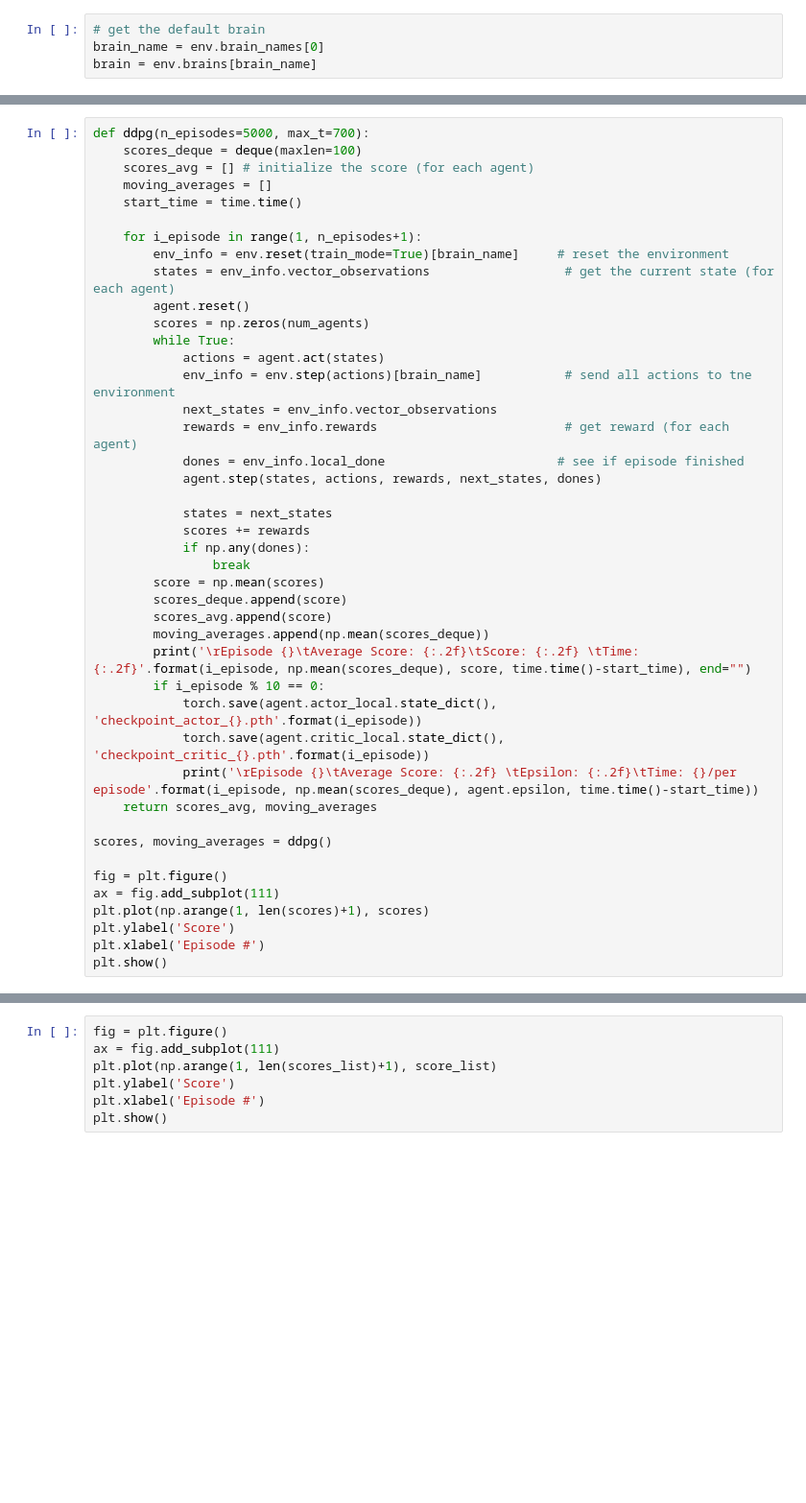
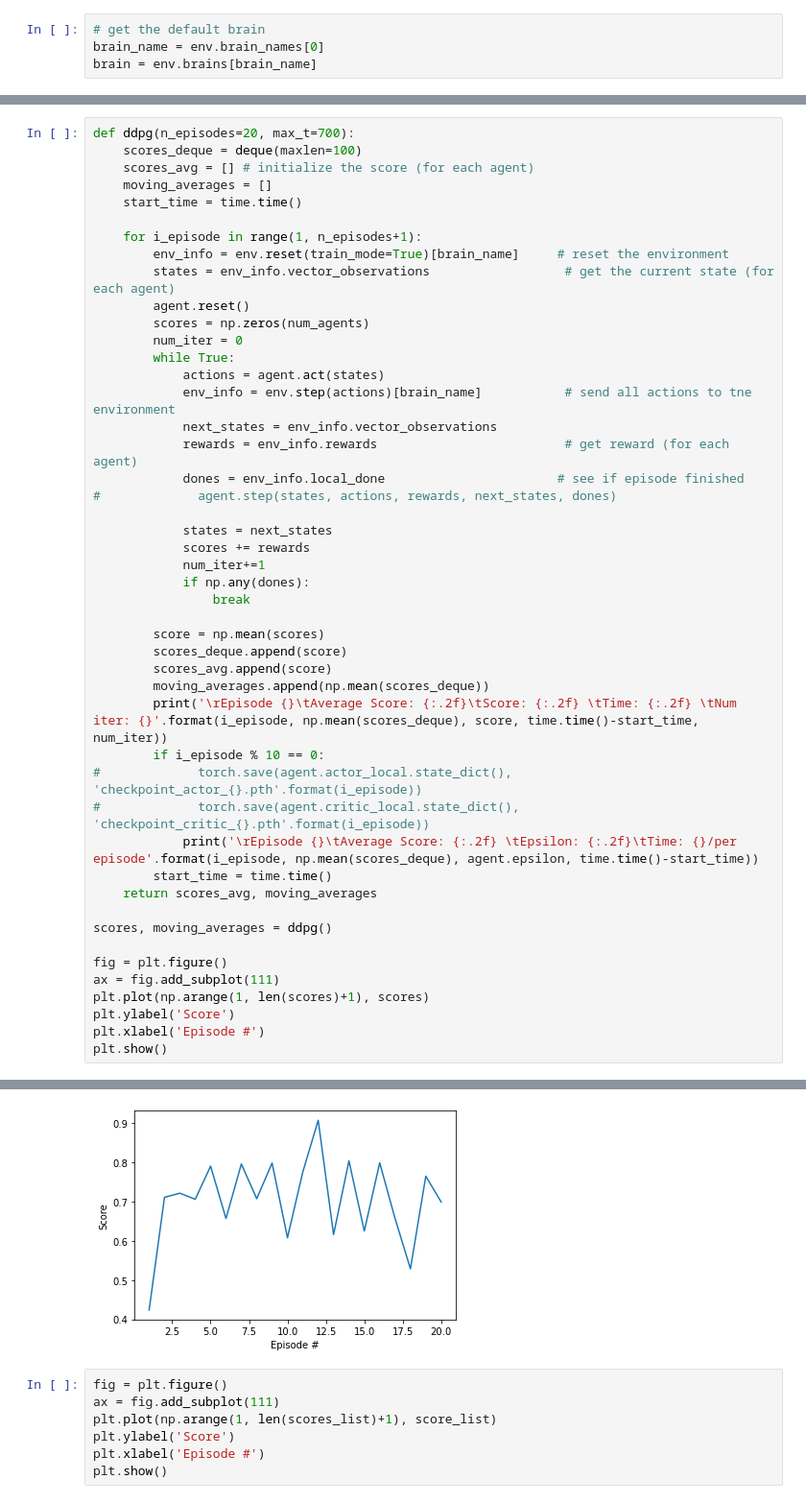
Before and after one commit to mateoneira/DRL_continuous_control, a Jupyter notebook: continuous_control.ipynb, the cells around one changed output, grey strips where cells are left out. Shown at 96% size. Cells and saved outputs as stored; diff of their text form; blank space fills up the shorter version.

```diff
--- a/continuous_control.ipynb
+++ b/continuous_control.ipynb
@@ -75,5 +85,5 @@ agent using cuda:0 device
 # %%
-def ddpg(n_episodes=5000, max_t=700):
+def ddpg(n_episodes=20, max_t=700):
     scores_deque = deque(maxlen=100)
     scores_avg = [] # initialize the score (for each agent)
     moving_averages = []
@@ -84,27 +94,31 @@ def ddpg(n_episodes=5000, max_t=700):
         states = env_info.vector_observations                  # get the current state (for each agent)
         agent.reset()
         scores = np.zeros(num_agents)
+        num_iter = 0
         while True:
             actions = agent.act(states)
             env_info = env.step(actions)[brain_name]           # send all actions to tne environment
             next_states = env_info.vector_observations
             rewards = env_info.rewards                         # get reward (for each agent)
             dones = env_info.local_done                       # see if episode finished
-            agent.step(states, actions, rewards, next_states, dones)
+#             agent.step(states, actions, rewards, next_states, dones)
 
             states = next_states
             scores += rewards
+            num_iter+=1
             if np.any(dones):
                 break
+
         score = np.mean(scores)
         scores_deque.append(score)
         scores_avg.append(score)
         moving_averages.append(np.mean(scores_deque))
-        print('\rEpisode {}\tAverage Score: {:.2f}\tScore: {:.2f} \tTime: {:.2f}'.format(i_episode, np.mean(scores_deque), score, time.time()-start_time), end="")
+        print('\rEpisode {}\tAverage Score: {:.2f}\tScore: {:.2f} \tTime: {:.2f} \tNum iter: {}'.format(i_episode, np.mean(scores_deque), score, time.time()-start_time, num_iter))
         if i_episode % 10 == 0:
-            torch.save(agent.actor_local.state_dict(), 'checkpoint_actor_{}.pth'.format(i_episode))
-            torch.save(agent.critic_local.state_dict(), 'checkpoint_critic_{}.pth'.format(i_episode))
+#             torch.save(agent.actor_local.state_dict(), 'checkpoint_actor_{}.pth'.format(i_episode))
+#             torch.save(agent.critic_local.state_dict(), 'checkpoint_critic_{}.pth'.format(i_episode))
             print('\rEpisode {}\tAverage Score: {:.2f} \tEpsilon: {:.2f}\tTime: {}/per episode'.format(i_episode, np.mean(scores_deque), agent.epsilon, time.time()-start_time))
+        start_time = time.time()
     return scores_avg, moving_averages
 
 scores, moving_averages = ddpg()
@@ -129,3 +150,4 @@ Episode 98      Average Score: 0.58     Score: 0.00     Time: 1776.79
+[figure, added]
 # %%
 fig = plt.figure()
 ax = fig.add_subplot(111)
```
Also changed, not shown: parts of 11 cells of this notebook, 1 other file.
